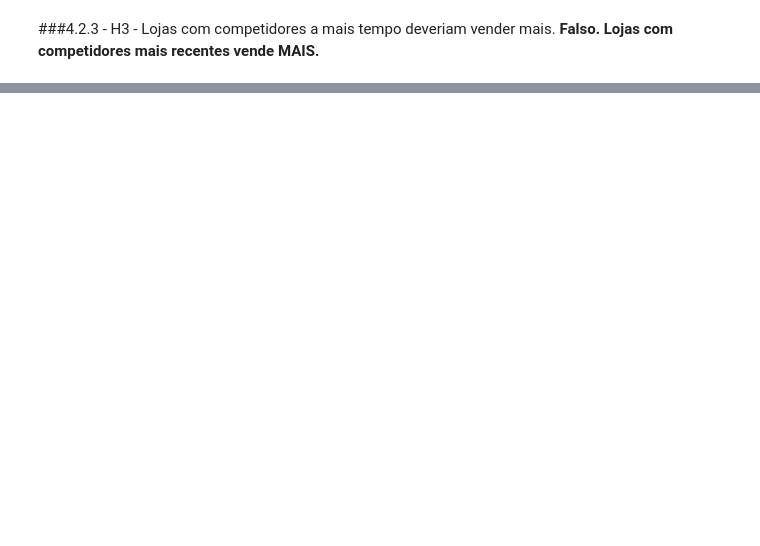
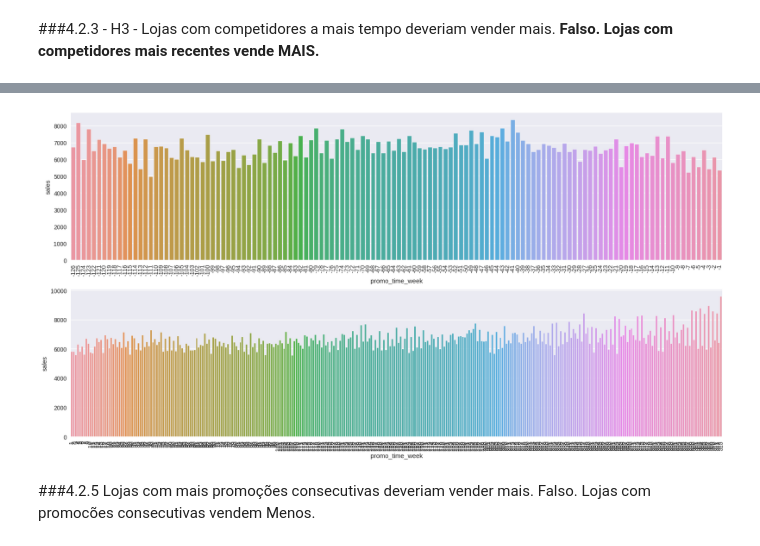
Before and after one commit to EDJR94/Data-Science-Em-Producao, a Jupyter notebook: notebooks/modulo04/m04_v01_stores_sales_prediction.ipynb, the cells around one changed output, grey strips where cells are left out. Saved outputs shown, nothing was run; the diff lists cells and outputs as text; code cells hidden in the pictures; blank space fills up the shorter version.

```diff
--- a/notebooks/modulo04/m04_v01_stores_sales_prediction.ipynb
+++ b/notebooks/modulo04/m04_v01_stores_sales_prediction.ipynb
@@ -568,0 +609,19 @@ fig.show()
+# %%
+df4_promo_since_regular = df4.loc[df4['promo_time_week'] < 0,:] #regular promo
+df4_promo_since_promo2 = df4.loc[df4['promo_time_week']> 0,:]
+
+fig = plt.figure(figsize=(20,10))
+
+plt.subplot(2,1,1)
+sns.barplot(x='promo_time_week',y='sales',data=df4_promo_since_regular, errorbar=None)
+plt.xticks(rotation=90)
+
+plt.subplot(2,1,2)
+sns.barplot(x='promo_time_week',y='sales',data=df4_promo_since_promo2, errorbar=None)
+plt.xticks(rotation=90)
+
+fig.show()
+# %% [output]
+[figure, added]
+# %% [markdown]
+###4.2.5 Lojas com mais promoções consecutivas deveriam vender mais. Falso. Lojas com promocões consecutivas vendem Menos.
```
Also changed, not shown: parts of 28 cells of this notebook.
